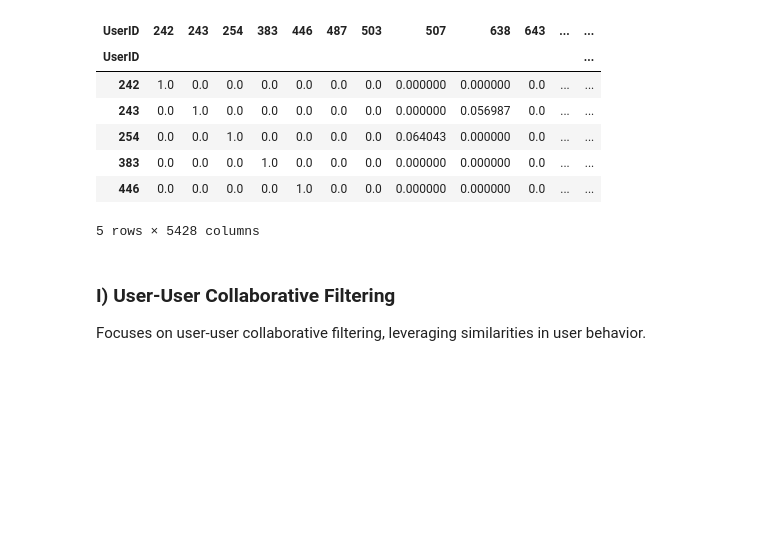
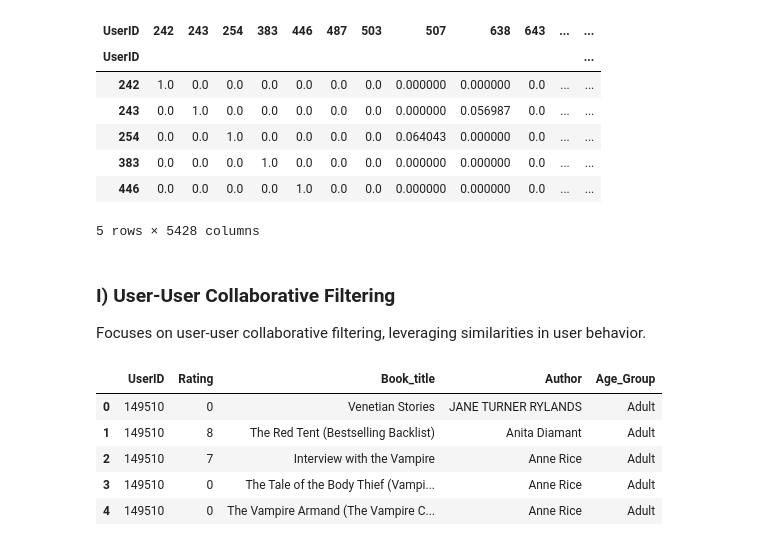
Before and after one commit to aritamichael/Final_Project_4_Moringa, a Jupyter notebook: index.ipynb, the cells around one changed output. Drawn from its saved outputs; the diff is of its cells as text; code cells hidden in the pictures; blank space fills up the shorter version.

```diff
--- a/index.ipynb
+++ b/index.ipynb
@@ -1104,3 +1104,42 @@ cosine_sim_df.head()
 # %% [markdown]
 ### I) User-User Collaborative Filtering
 Focuses on user-user collaborative filtering, leveraging similarities in user behavior.
+# %%
+def get_similar_users(user_id, n=5):
+    # Get similar users based on cosine similarity
+    similar_user_ids = cosine_sim_df[user_id].sort_values(ascending=False)[1:n+1].index
+
+    # Prepare a list to hold the results
+    results = []
+
+    # Iterate through each similar user
+    for sim_user_id in similar_user_ids:
+        # Get the books rated by the similar user
+        user_books = merged_df1[merged_df1['UserID'] == sim_user_id]
+
+        # Add the book ratings and titles to the results
+        for _, row in user_books.iterrows():
+            results.append({
+                'UserID': sim_user_id,
+                'Rating': row['Rating'],
+                'Book_title': row['Book_title'],
+                'Author':row['Author'],
+                'Age_Group':row['Age_Group']# Replace with the correct column name for book title
+            })
+
+    # Convert results to a DataFrame
+    results_df = pd.DataFrame(results)
+
+    return results_df
+# %%
+#Recommend 5 books for user with User-ID
+user_id=10314
+books_recommended = get_similar_users(user_id, n=5)
+books_recommended.head()
+# %% [output]
+|  | UserID | Rating | Book_title | Author | Age_Group |
+| 0 | 149510 | 0 | Venetian Stories | JANE TURNER RYLANDS | Adult |
+| 1 | 149510 | 8 | The Red Tent (Bestselling Backlist) | Anita Diamant | Adult |
+| 2 | 149510 | 7 | Interview with the Vampire | Anne Rice | Adult |
+| 3 | 149510 | 0 | The Tale of the Body Thief (Vampi... | Anne Rice | Adult |
+| 4 | 149510 | 0 | The Vampire Armand (The Vampire C... | Anne Rice | Adult |
```
Also changed, not shown: parts of 1 cell of this notebook.
